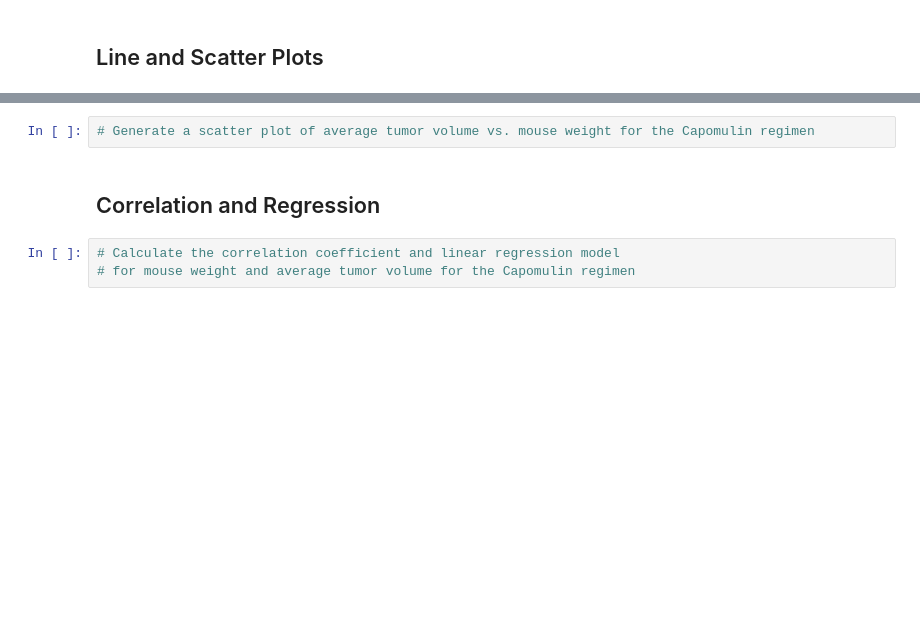
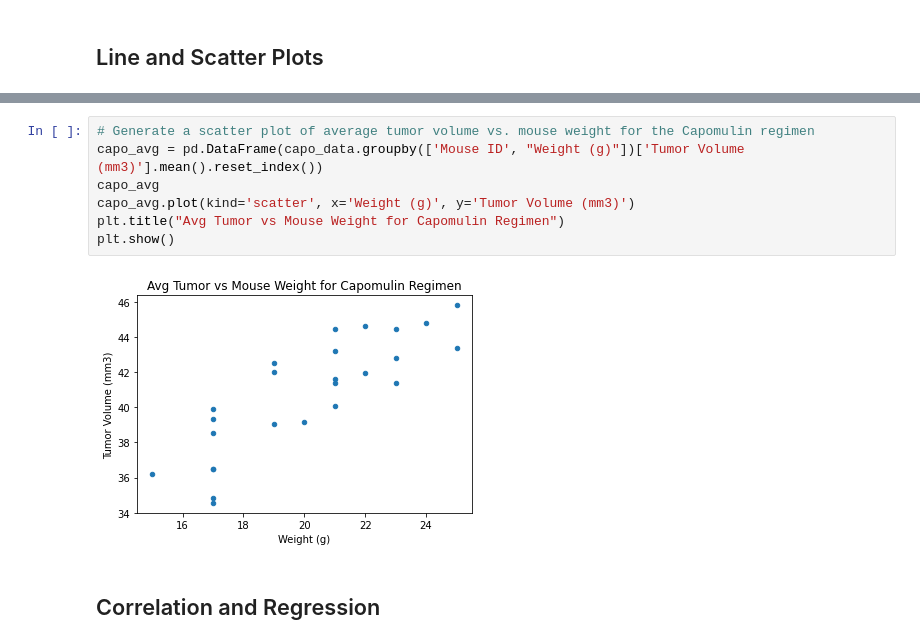
Before and after one commit to sustainedtang/matplotlib-challenge-, a Jupyter notebook: pymaceuticals_starter.ipynb, the cells around one changed output, grey strips where cells are left out. Drawn from its saved outputs; the diff is of its cells as text; blank space fills up the shorter version.

```diff
--- a/pymaceuticals_starter.ipynb
+++ b/pymaceuticals_starter.ipynb
@@ -291,7 +292,11 @@ plt.show()
 # %%
 # Generate a scatter plot of average tumor volume vs. mouse weight for the Capomulin regimen
+capo_avg = pd.DataFrame(capo_data.groupby(['Mouse ID', "Weight (g)"])['Tumor Volume (mm3)'].mean().reset_index())
+capo_avg
+capo_avg.plot(kind='scatter', x='Weight (g)', y='Tumor Volume (mm3)')
+plt.title("Avg Tumor vs Mouse Weight for Capomulin Regimen")
+plt.show()
+# %% [output]
+[figure, added]
 # %% [markdown]
 ## Correlation and Regression
-# %%
-# Calculate the correlation coefficient and linear regression model
-# for mouse weight and average tumor volume for the Capomulin regimen
```
Also changed, not shown: parts of 8 cells of this notebook.
